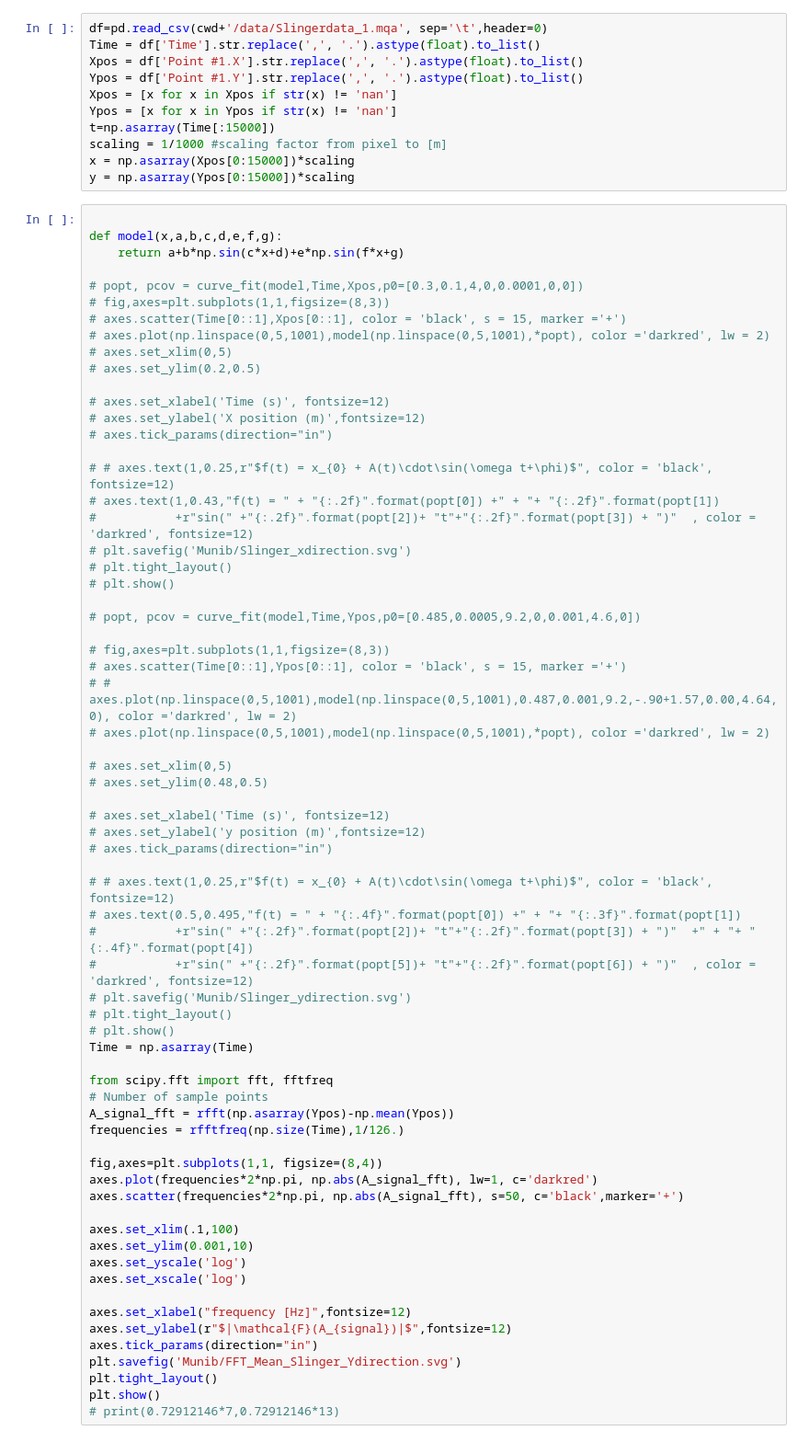
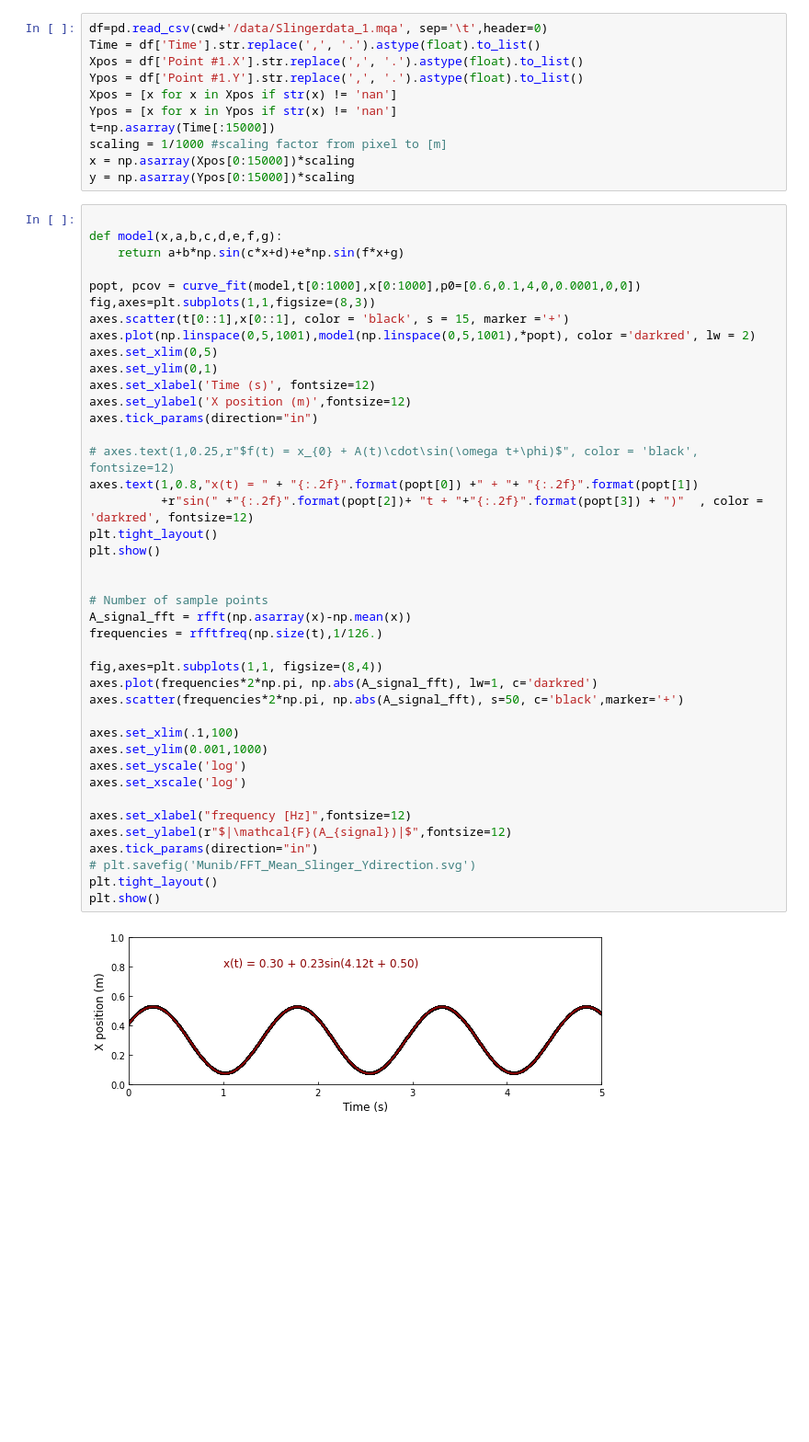
Before and after one commit to JBusink/Ndiff, a Jupyter notebook: code/Notebook_FFT.ipynb, the cells around one changed output. Shown at 92% size. Cells and saved outputs as stored; diff of their text form; blank space fills up the shorter version.

```diff
--- a/code/Notebook_FFT.ipynb
+++ b/code/Notebook_FFT.ipynb
@@ -45,67 +45,43 @@ y = np.asarray(Ypos[0:15000])*scaling
 # %%
 
 def model(x,a,b,c,d,e,f,g):
     return a+b*np.sin(c*x+d)+e*np.sin(f*x+g)
 
-# popt, pcov = curve_fit(model,Time,Xpos,p0=[0.3,0.1,4,0,0.0001,0,0])
-# fig,axes=plt.subplots(1,1,figsize=(8,3))
-# axes.scatter(Time[0::1],Xpos[0::1], color = 'black', s = 15, marker ='+')
-# axes.plot(np.linspace(0,5,1001),model(np.linspace(0,5,1001),*popt), color ='darkred', lw = 2)
-# axes.set_xlim(0,5)
-# axes.set_ylim(0.2,0.5)
+popt, pcov = curve_fit(model,t[0:1000],x[0:1000],p0=[0.6,0.1,4,0,0.0001,0,0])
+fig,axes=plt.subplots(1,1,figsize=(8,3))
+axes.scatter(t[0::1],x[0::1], color = 'black', s = 15, marker ='+')
+axes.plot(np.linspace(0,5,1001),model(np.linspace(0,5,1001),*popt), color ='darkred', lw = 2)
+axes.set_xlim(0,5)
+axes.set_ylim(0,1)
+axes.set_xlabel('Time (s)', fontsize=12)
+axes.set_ylabel('X position (m)',fontsize=12)
+axes.tick_params(direction="in")
 
-# axes.set_xlabel('Time (s)', fontsize=12)
-# axes.set_ylabel('X position (m)',fontsize=12)
-# axes.tick_params(direction="in")
+# axes.text(1,0.25,r"$f(t) = x_{0} + A(t)\cdot\sin(\omega t+\phi)$", color = 'black', fontsize=12)
+axes.text(1,0.8,"x(t) = " + "{:.2f}".format(popt[0]) +" + "+ "{:.2f}".format(popt[1])
+          +r"sin(" +"{:.2f}".format(popt[2])+ "t + "+"{:.2f}".format(popt[3]) + ")"  , color = 'darkred', fontsize=12)
+plt.tight_layout()
+plt.show()
 
-# # axes.text(1,0.25,r"$f(t) = x_{0} + A(t)\cdot\sin(\omega t+\phi)$", color = 'black', fontsize=12)
-# axes.text(1,0.43,"f(t) = " + "{:.2f}".format(popt[0]) +" + "+ "{:.2f}".format(popt[1])
-#           +r"sin(" +"{:.2f}".format(popt[2])+ "t"+"{:.2f}".format(popt[3]) + ")"  , color = 'darkred', fontsize=12)
-# plt.savefig('Munib/Slinger_xdirection.svg')
-# plt.tight_layout()
-# plt.show()
 
-# popt, pcov = curve_fit(model,Time,Ypos,p0=[0.485,0.0005,9.2,0,0.001,4.6,0])
-
-# fig,axes=plt.subplots(1,1,figsize=(8,3))
-# axes.scatter(Time[0::1],Ypos[0::1], color = 'black', s = 15, marker ='+')
-# # axes.plot(np.linspace(0,5,1001),model(np.linspace(0,5,1001),0.487,0.001,9.2,-.90+1.57,0.00,4.64,0), color ='darkred', lw = 2)
-# axes.plot(np.linspace(0,5,1001),model(np.linspace(0,5,1001),*popt), color ='darkred', lw = 2)
-
-# axes.set_xlim(0,5)
-# axes.set_ylim(0.48,0.5)
-
-# axes.set_xlabel('Time (s)', fontsize=12)
-# axes.set_ylabel('y position (m)',fontsize=12)
-# axes.tick_params(direction="in")
-
-# # axes.text(1,0.25,r"$f(t) = x_{0} + A(t)\cdot\sin(\omega t+\phi)$", color = 'black', fontsize=12)
-# axes.text(0.5,0.495,"f(t) = " + "{:.4f}".format(popt[0]) +" + "+ "{:.3f}".format(popt[1])
-#           +r"sin(" +"{:.2f}".format(popt[2])+ "t"+"{:.2f}".format(popt[3]) + ")"  +" + "+ "{:.4f}".format(popt[4])
-#           +r"sin(" +"{:.2f}".format(popt[5])+ "t"+"{:.2f}".format(popt[6]) + ")"  , color = 'darkred', fontsize=12)
-# plt.savefig('Munib/Slinger_ydirection.svg')
-# plt.tight_layout()
-# plt.show()
-Time = np.asarray(Time)
-
-from scipy.fft import fft, fftfreq
 # Number of sample points
-A_signal_fft = rfft(np.asarray(Ypos)-np.mean(Ypos))
-frequencies = rfftfreq(np.size(Time),1/126.)
+A_signal_fft = rfft(np.asarray(x)-np.mean(x))
+frequencies = rfftfreq(np.size(t),1/126.)
 
 fig,axes=plt.subplots(1,1, figsize=(8,4))
 axes.plot(frequencies*2*np.pi, np.abs(A_signal_fft), lw=1, c='darkred')
 axes.scatter(frequencies*2*np.pi, np.abs(A_signal_fft), s=50, c='black',marker='+')
 
 axes.set_xlim(.1,100)
-axes.set_ylim(0.001,10)
+axes.set_ylim(0.001,1000)
 axes.set_yscale('log')
 axes.set_xscale('log')
 
 axes.set_xlabel("frequency [Hz]",fontsize=12)
 axes.set_ylabel(r"$|\mathcal{F}(A_{signal})|$",fontsize=12)
 axes.tick_params(direction="in")
-plt.savefig('Munib/FFT_Mean_Slinger_Ydirection.svg')
+# plt.savefig('Munib/FFT_Mean_Slinger_Ydirection.svg')
 plt.tight_layout()
 plt.show()
-# print(0.72912146*7,0.72912146*13)
+# %% [output]
+[figure, added]
```
Also changed, not shown: parts of 2 cells of this notebook.
